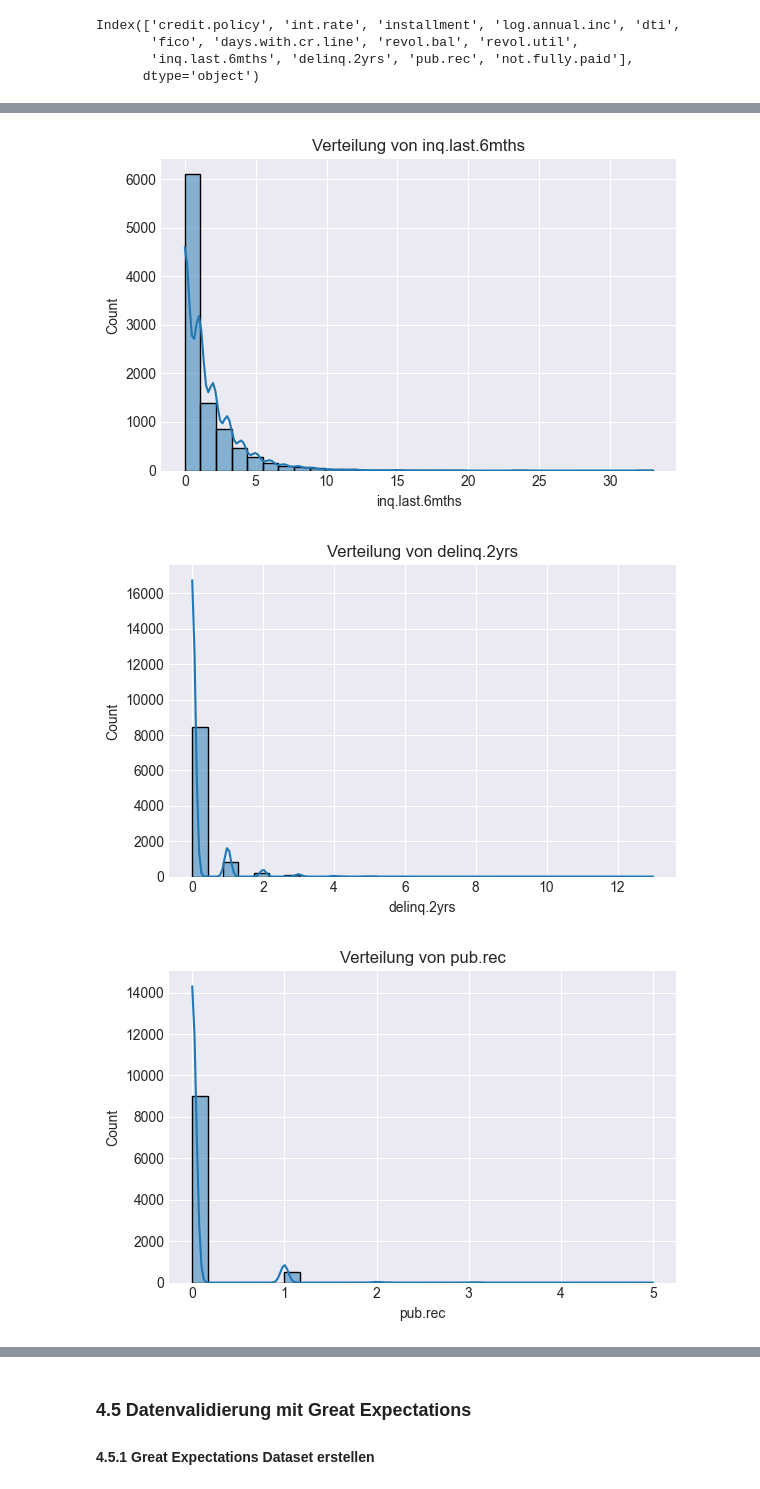
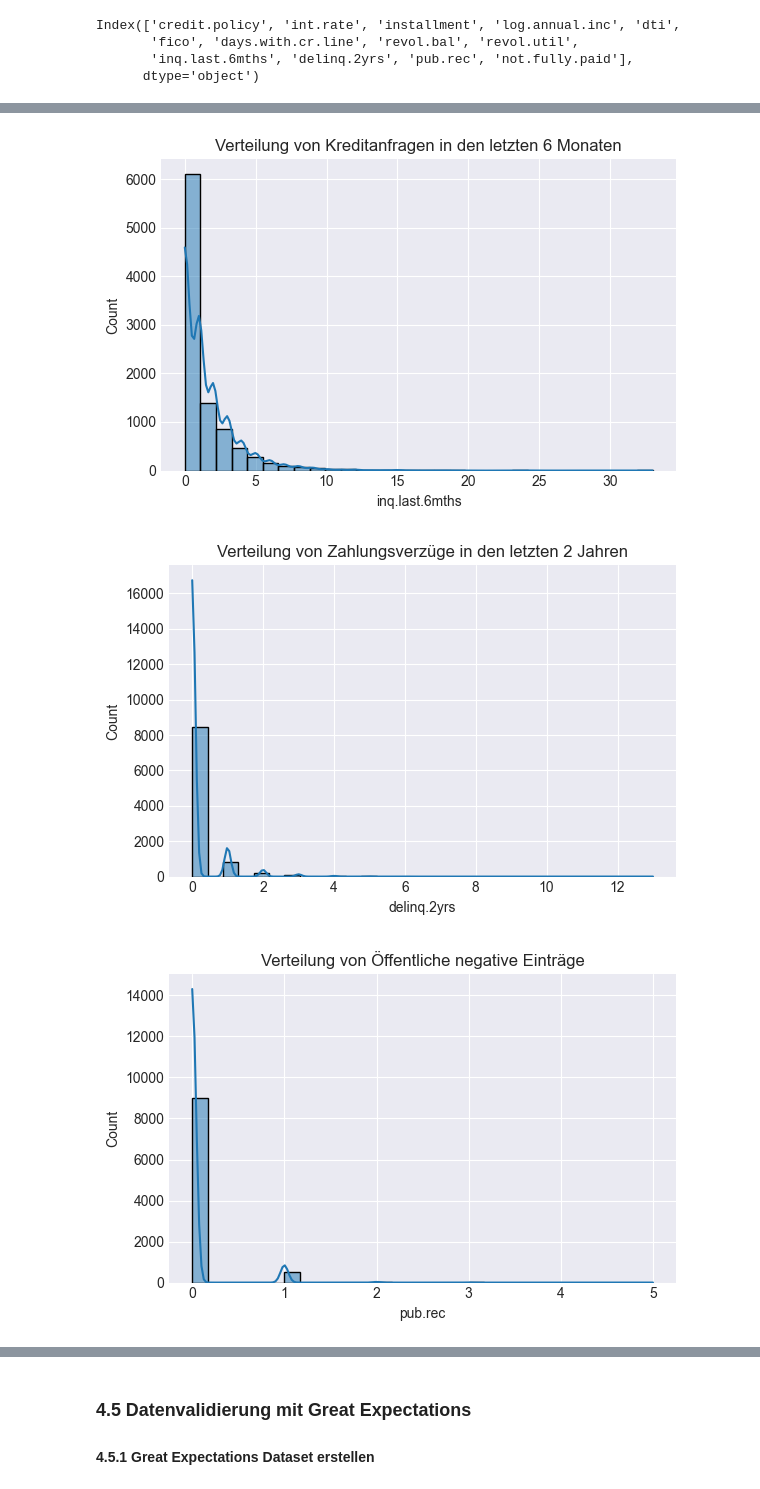
Before and after one commit to hansbjoern93/loan-mlops, a Jupyter notebook: notebooks/01_Daten_Exploration_und_Validierung.ipynb, the cells around one changed output, grey strips where cells are left out. Cells and saved outputs as stored; diff of their text form; code cells hidden in the pictures.

```diff
--- a/notebooks/01_Daten_Exploration_und_Validierung.ipynb
+++ b/notebooks/01_Daten_Exploration_und_Validierung.ipynb
@@ -133,22 +137,27 @@ Index(['credit.policy', 'int.rate', 'installment', 'log.annual.inc', 'dti',
        'inq.last.6mths', 'delinq.2yrs', 'pub.rec', 'not.fully.paid'],
       dtype='object')
 # %%
-spaltennamen = {
-    "credit.policy": "Kreditrichtlinie erfüllt",
-    "purpose": "Kreditgrund",
-    "int.rate": "Zinssatz",
+spalten_titel = {
+    "credit.policy": "Erfüllung der Kreditrichtlinie",
+    "int.rate": "Zinssatz des Kredits",
     "installment": "Monatliche Kreditrate",
     "log.annual.inc": "Logarithmiertes Jahreseinkommen",
-    "dti": "Schulden-Einkommens-Verhältnis",
-    "fico": "FICO Kredit-Score",
-    "revol.bal": "Revolving Kreditkontostand"
+    "dti": "Schulden-zu-Einkommen-Verhältnis",
+    "fico": "FICO-Kredit-Score",
+    "days.with.cr.line": "Dauer der Kredithistorie",
+    "revol.bal": "Revolving-Kreditkontostand",
+    "revol.util": "Nutzung des Kreditlimits (%)",
+    "inq.last.6mths": "Kreditanfragen in den letzten 6 Monaten",
+    "delinq.2yrs": "Zahlungsverzüge in den letzten 2 Jahren",
+    "pub.rec": "Öffentliche negative Einträge",
+    "not.fully.paid": "Kredit nicht vollständig zurückgezahlt"
 }
 
 for spalte in numerische_spalten:
     plt.figure(figsize=(6,4))
     sns.histplot(df[spalte], bins=30, kde=True)
 
-    plt.title(f"Verteilung von {spaltennamen.get(spalte, spalte)}")
+    plt.title(f"Verteilung von {spalten_titel.get(spalte, spalte)}")
 
     plt.tight_layout()
     plt.show()
@@ -165,3 +174,3 @@ for spalte in numerische_spalten:
-[figure, old version]
+[figure, new version]
-[figure, old version]
+[figure, new version]
-[figure, old version]
+[figure, new version]
```
Also changed, not shown: parts of 6 cells of this notebook, 2 other files.
